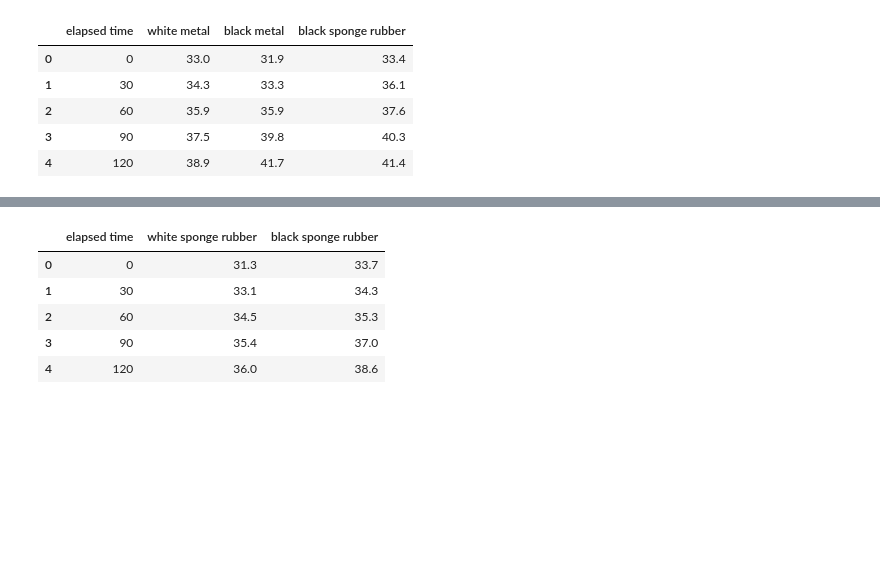
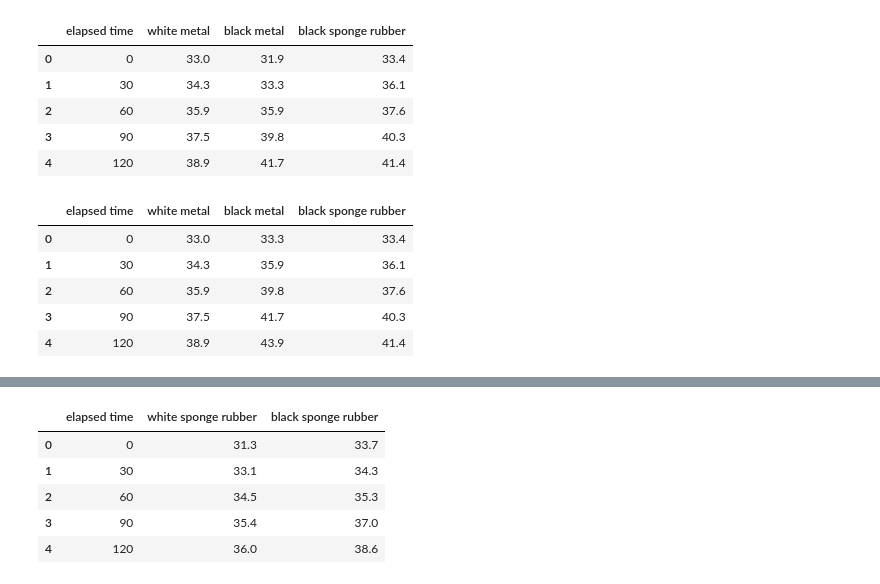
Before and after one commit to araobp/pic-mcu, a Jupyter notebook: misc/Temperature.ipynb, the cells around one changed output, grey strips where cells are left out. Saved outputs shown, nothing was run; the diff lists cells and outputs as text; code cells hidden in the pictures; blank space fills up the shorter version.

```diff
--- a/misc/Temperature.ipynb
+++ b/misc/Temperature.ipynb
@@ -31,6 +31,16 @@ df.head()
 | 2 | 60 | 35.9 | 35.9 | 37.6 |
 | 3 | 90 | 37.5 | 39.8 | 40.3 |
 | 4 | 120 | 38.9 | 41.7 | 41.4 |
+# %%
+df['black metal'] = df['black metal'].shift(-1)
+df.head()
+# %% [output]
+|  | elapsed time | white metal | black metal | black sponge rubber |
+| 0 | 0 | 33.0 | 33.3 | 33.4 |
+| 1 | 30 | 34.3 | 35.9 | 36.1 |
+| 2 | 60 | 35.9 | 39.8 | 37.6 |
+| 3 | 90 | 37.5 | 41.7 | 40.3 |
+| 4 | 120 | 38.9 | 43.9 | 41.4 |
 # %%
 ax = df[['white metal', 'black metal','black sponge rubber']].plot(x=df['elapsed time'], title='Temperature')
 ax.set_xlabel('Elaplsed time in sec')
```
Also changed, not shown: parts of 3 cells of this notebook.
